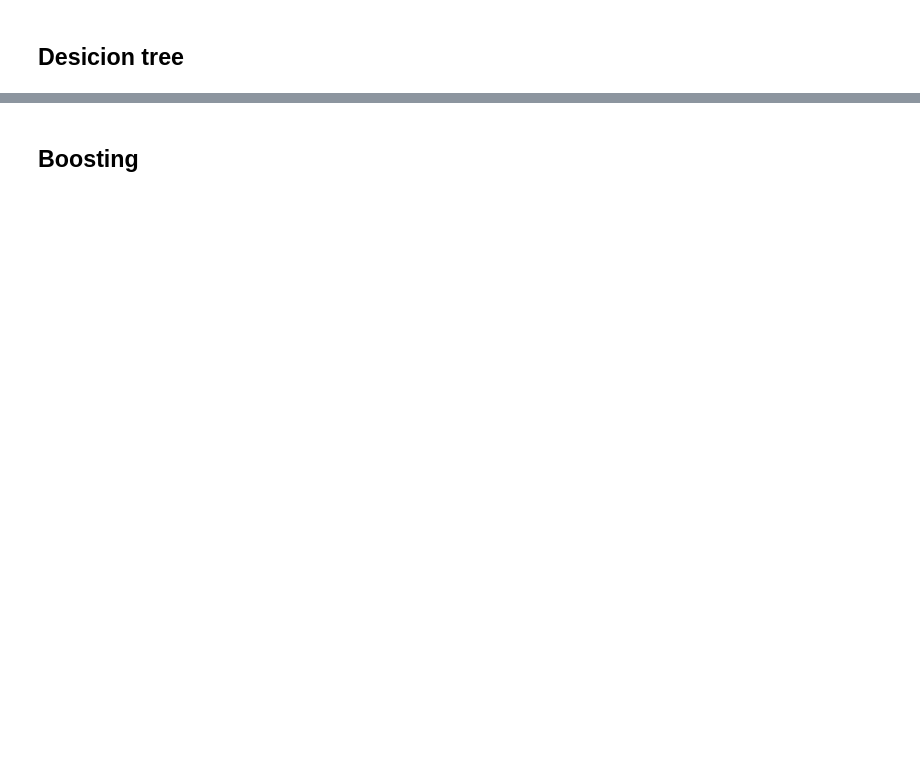
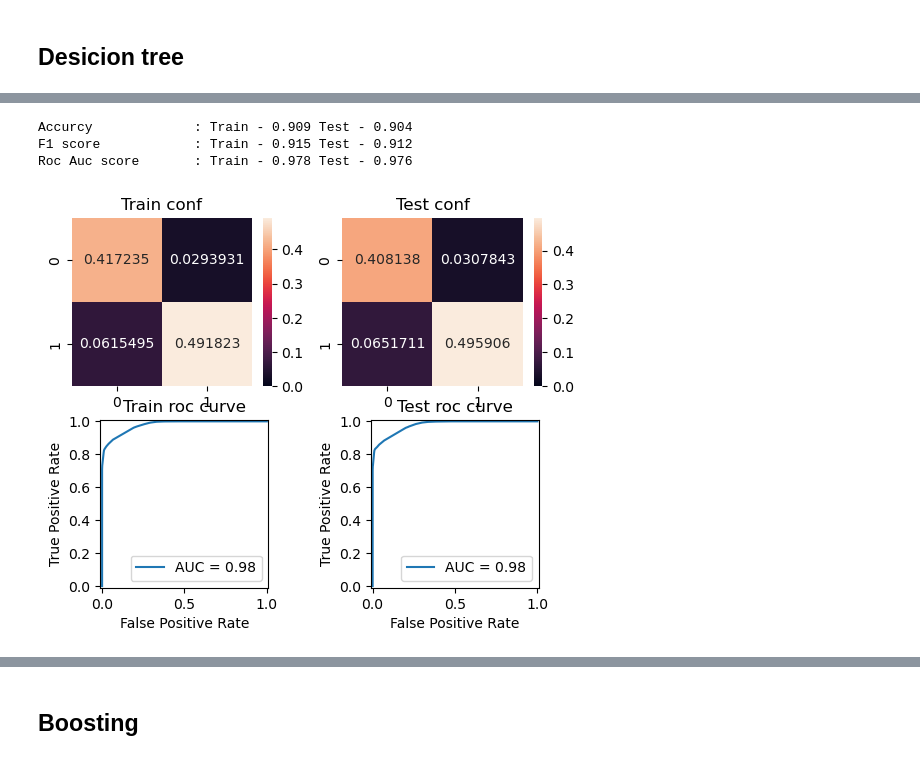
Before and after one commit to UIIf/MachineLearningRep, a Jupyter notebook: TableClassification/main.ipynb, the cells around one changed output, grey strips where cells are left out. Cells and saved outputs as stored; diff of their text form; code cells hidden in the pictures; blank space fills up the shorter version.

```diff
--- a/TableClassification/main.ipynb
+++ b/TableClassification/main.ipynb
@@ -482,0 +516,23 @@ Roc Auc score       : Train - 0.974 Test - 0.971
+# %%
+feature_list = lable_encoded_cat_features
+model = DecisionTreeClassifier(max_depth=10)
+model.fit(train[feature_list].values, train["target"].values)
+pred_train = model.predict(train[feature_list].values)
+proba_train = model.predict_proba(train[feature_list].values)[:, 1]
+pred_test = model.predict(test[feature_list].values)
+proba_test = model.predict_proba(test[feature_list].values)[:, 1]
+
+metrics(
+    train[feature_list],
+    proba_train,
+    pred_train,
+    train["target"],
+    proba_test,
+    pred_test,
+    test["target"],
+)
+# %% [output]
+Accurcy             : Train - 0.909 Test - 0.904
+F1 score            : Train - 0.915 Test - 0.912
+Roc Auc score       : Train - 0.978 Test - 0.976
+[figure, added]
```
Also changed, not shown: parts of 35 cells of this notebook.
